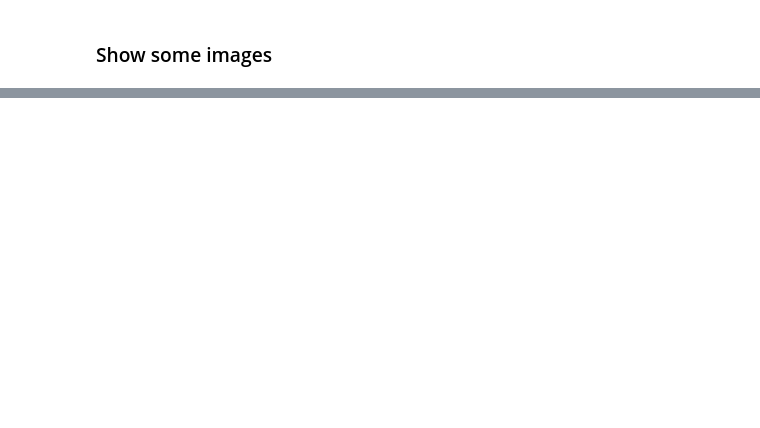
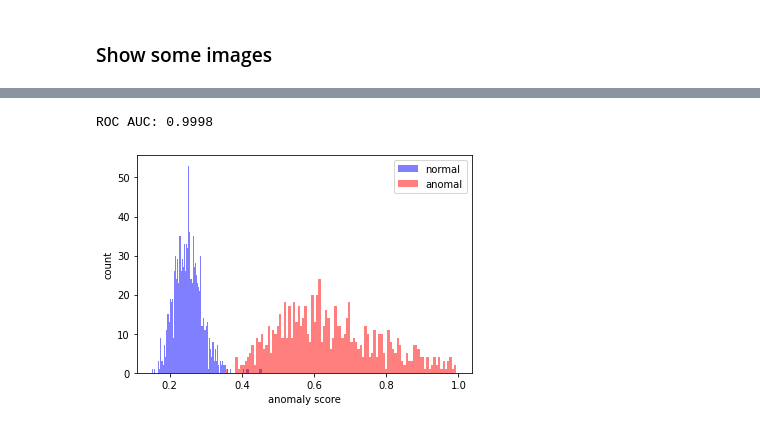
Before and after one commit to martinmenten/anomaly-detection-tutorial, a Jupyter notebook: anomaly_detection.ipynb, the cells around one changed output, grey strips where cells are left out. Cells and saved outputs as stored; diff of their text form; code cells hidden in the pictures; blank space fills up the shorter version.

```diff
--- a/anomaly_detection.ipynb
+++ b/anomaly_detection.ipynb
@@ -193,0 +380,31 @@ print(auroc)
+# %%
+# Testing VAE
+
+def vae_test_step(vae, x, device):
+    vae.eval()
+    x = x.to(device)
+    with torch.no_grad():
+        anomaly_scores = vae.anomaly_score(x)
+    return anomaly_scores.cpu()
+
+def test_vae(config, vae, testloader):
+    scores = []
+    labels = []
+    vae.eval()
+    for x, y in testloader:
+        anomaly_scores = vae_test_step(vae, x, config.device)
+        scores.extend(anomaly_scores.numpy())
+        labels.extend(y.numpy())
+
+    return np.array(scores), np.array(labels)
+
+vae_scores, vae_labels = test_vae(config, vae, testloader)
+# %%
+# Evaluation
+auroc = roc_auc_score(vae_labels, vae_scores)
+print(f'ROC AUC: {auroc:.4f}')
+
+plot_anomaly_scores(vae_scores, vae_labels)
+# %% [output]
+ROC AUC: 0.9998
+[figure, added]
```
Also changed, not shown: parts of 13 cells of this notebook, 3 other files.
